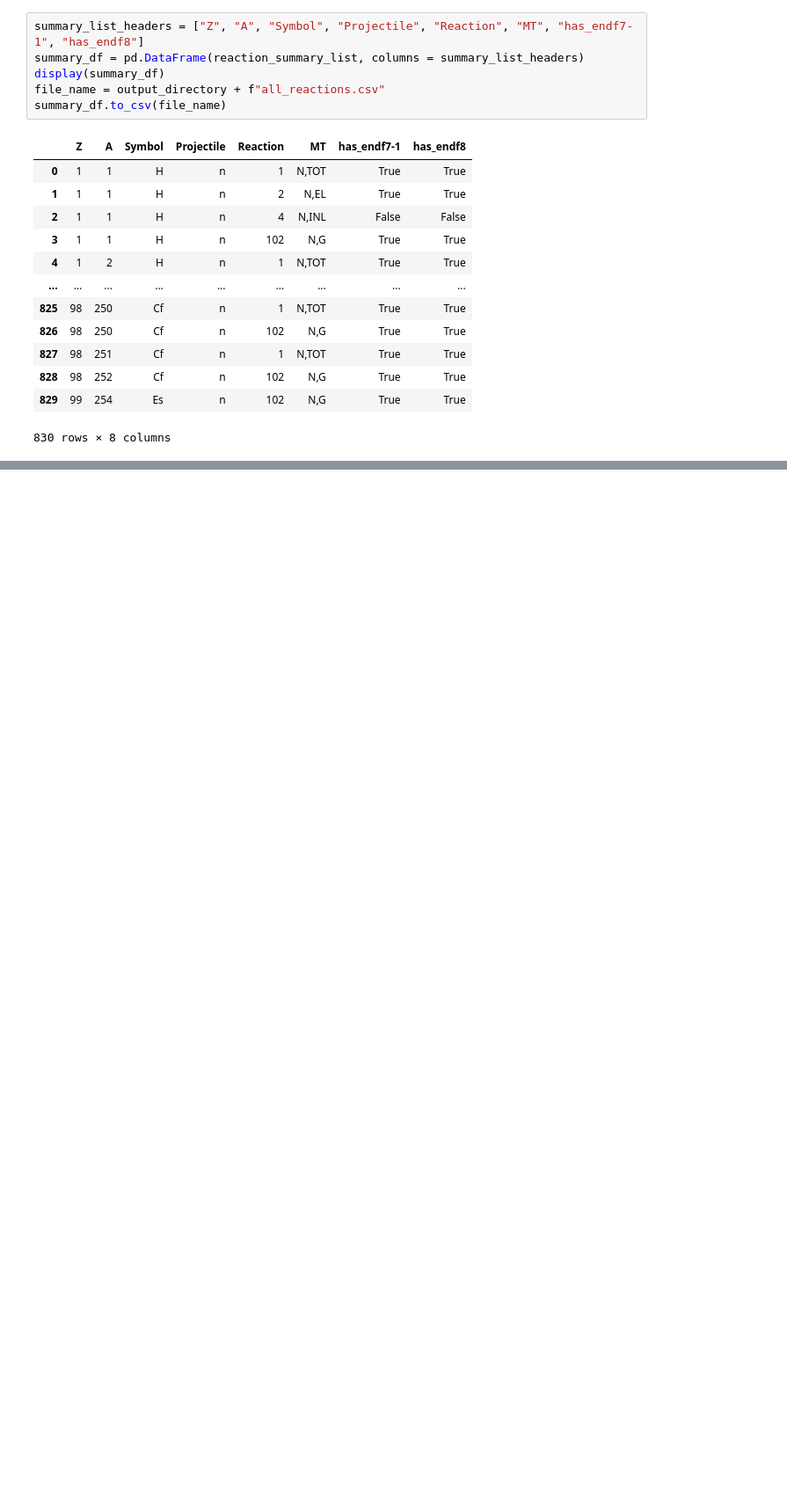
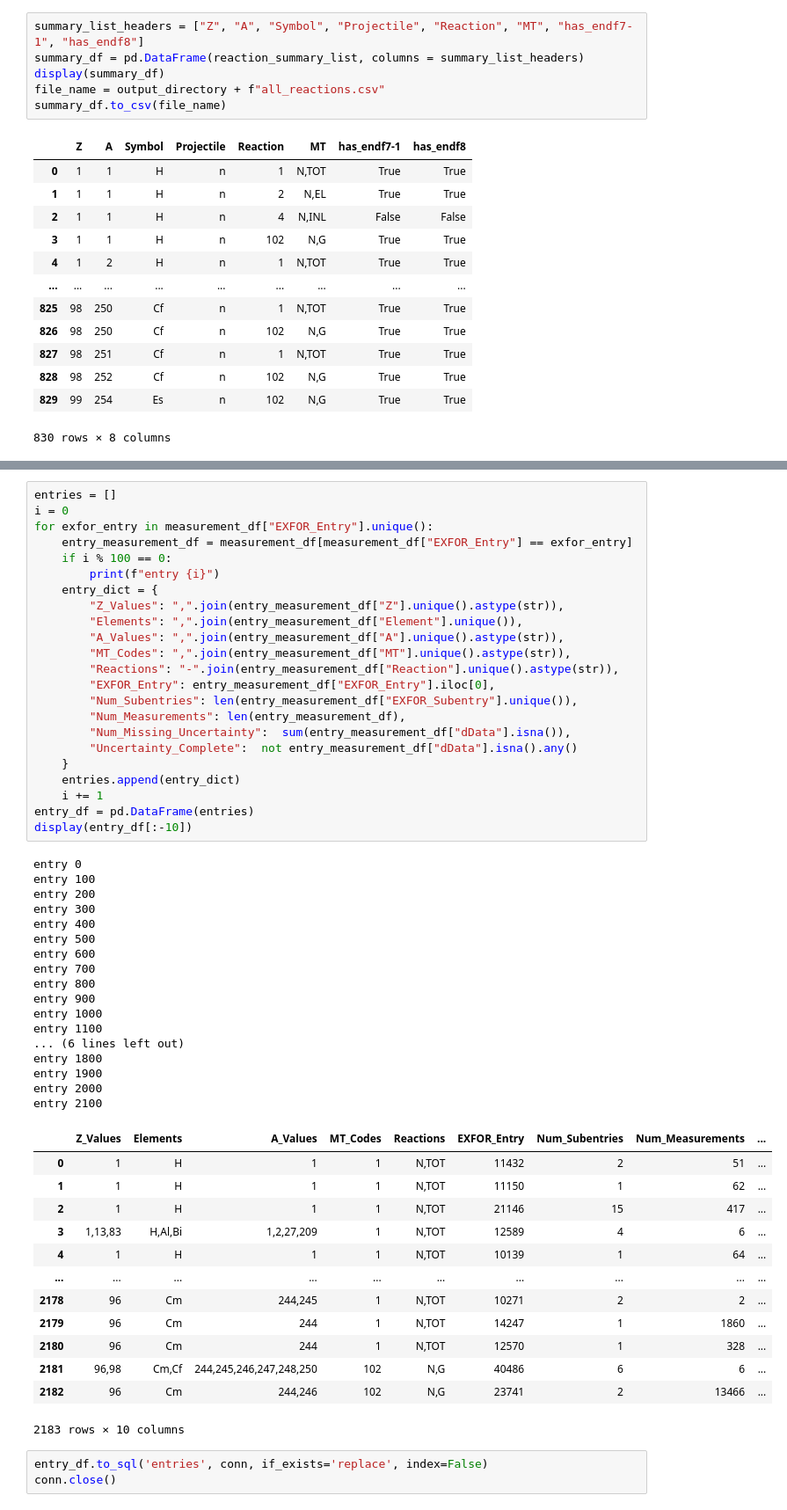
Before and after one commit to iankolaja/NuGrade-PreProcessing, a Jupyter notebook: 1_raw_data_ingestion.ipynb, the cells around one changed output, grey strips where cells are left out. Shown at 88% size. Drawn from its saved outputs; the diff is of its cells as text; blank space fills up the shorter version.

```diff
--- a/main_notebook.ipynb
+++ b/1_raw_data_ingestion.ipynb
@@ -250,0 +346,57 @@ display(summary_df)
+# %%
+entries = []
+i = 0
+for exfor_entry in measurement_df["EXFOR_Entry"].unique():
+    entry_measurement_df = measurement_df[measurement_df["EXFOR_Entry"] == exfor_entry]
+    if i % 100 == 0:
+        print(f"entry {i}")
+    entry_dict = {
+        "Z_Values": ",".join(entry_measurement_df["Z"].unique().astype(str)),
+        "Elements": ",".join(entry_measurement_df["Element"].unique()),
+        "A_Values": ",".join(entry_measurement_df["A"].unique().astype(str)),
+        "MT_Codes": ",".join(entry_measurement_df["MT"].unique().astype(str)),
+        "Reactions": "-".join(entry_measurement_df["Reaction"].unique().astype(str)),
+        "EXFOR_Entry": entry_measurement_df["EXFOR_Entry"].iloc[0],
+        "Num_Subentries": len(entry_measurement_df["EXFOR_Subentry"].unique()),
+        "Num_Measurements": len(entry_measurement_df),
+        "Num_Missing_Uncertainty":  sum(entry_measurement_df["dData"].isna()),
+        "Uncertainty_Complete":  not entry_measurement_df["dData"].isna().any()
+    }
+    entries.append(entry_dict)
+    i += 1
+entry_df = pd.DataFrame(entries)
+display(entry_df[:-10])
+# %% [output]
+entry 0
+entry 100
+entry 200
+entry 300
+entry 400
+entry 500
+entry 600
+entry 700
+entry 800
+entry 900
+entry 1000
+entry 1100
+... (6 lines left out)
+entry 1800
+entry 1900
+entry 2000
+entry 2100
+|  | Z_Values | Elements | A_Values | MT_Codes | Reactions | EXFOR_Entry | Num_Subentries | Num_Measurements | ... |
+| 0 | 1 | H | 1 | 1 | N,TOT | 11432 | 2 | 51 | ... |
+| 1 | 1 | H | 1 | 1 | N,TOT | 11150 | 1 | 62 | ... |
+| 2 | 1 | H | 1 | 1 | N,TOT | 21146 | 15 | 417 | ... |
+| 3 | 1,13,83 | H,Al,Bi | 1,2,27,209 | 1 | N,TOT | 12589 | 4 | 6 | ... |
+| 4 | 1 | H | 1 | 1 | N,TOT | 10139 | 1 | 64 | ... |
+| ... | ... | ... | ... | ... | ... | ... | ... | ... | ... |
+| 2178 | 96 | Cm | 244,245 | 1 | N,TOT | 10271 | 2 | 2 | ... |
+| 2179 | 96 | Cm | 244 | 1 | N,TOT | 14247 | 1 | 1860 | ... |
+| 2180 | 96 | Cm | 244 | 1 | N,TOT | 12570 | 1 | 328 | ... |
+| 2181 | 96,98 | Cm,Cf | 244,245,246,247,248,250 | 102 | N,G | 40486 | 6 | 6 | ... |
+| 2182 | 96 | Cm | 244,246 | 102 | N,G | 23741 | 2 | 13466 | ... |
+2183 rows × 10 columns
+# %%
+entry_df.to_sql('entries', conn, if_exists='replace', index=False)
+conn.close()
```
Also changed, not shown: parts of 17 cells of this notebook, 5 other files.
